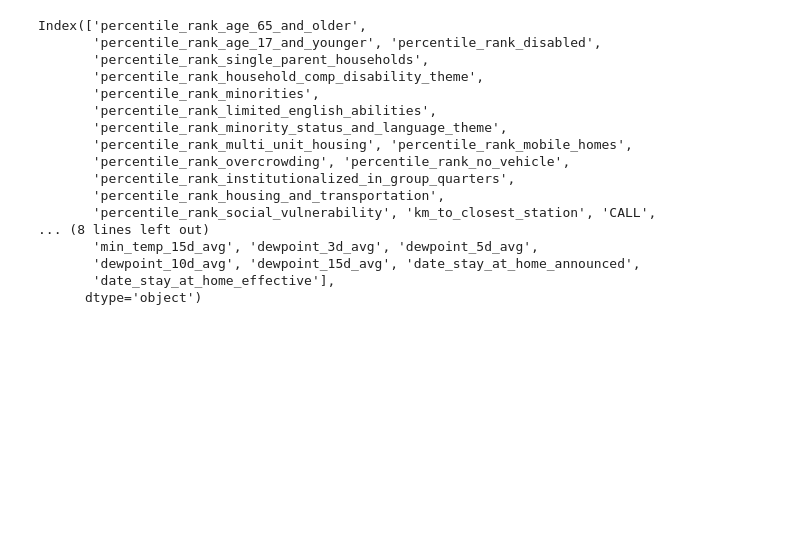
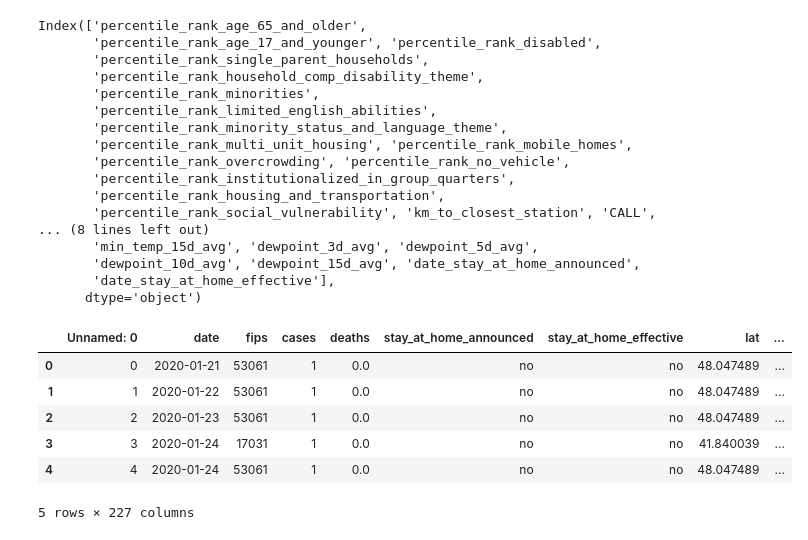
Before and after one commit to songalal/datascienceproject390, a Jupyter notebook: Karrine eda.ipynb, the cells around one changed output. Drawn from its saved outputs; the diff is of its cells as text; code cells hidden in the pictures; blank space fills up the shorter version.

```diff
--- a/Karrine eda.ipynb
+++ b/Karrine eda.ipynb
@@ -377,3 +377,15 @@ Index(['percentile_rank_age_65_and_older',
        'dewpoint_10d_avg', 'dewpoint_15d_avg', 'date_stay_at_home_announced',
        'date_stay_at_home_effective'],
       dtype='object')
+# %%
+county = pd.read_csv('county_data.csv')
+# %%
+county.head()
+# %% [output]
+|  | Unnamed: 0 | date | fips | cases | deaths | stay_at_home_announced | stay_at_home_effective | lat | ... |
+| 0 | 0 | 2020-01-21 | 53061 | 1 | 0.0 | no | no | 48.047489 | ... |
+| 1 | 1 | 2020-01-22 | 53061 | 1 | 0.0 | no | no | 48.047489 | ... |
+| 2 | 2 | 2020-01-23 | 53061 | 1 | 0.0 | no | no | 48.047489 | ... |
+| 3 | 3 | 2020-01-24 | 17031 | 1 | 0.0 | no | no | 41.840039 | ... |
+| 4 | 4 | 2020-01-24 | 53061 | 1 | 0.0 | no | no | 48.047489 | ... |
+5 rows × 227 columns
```
